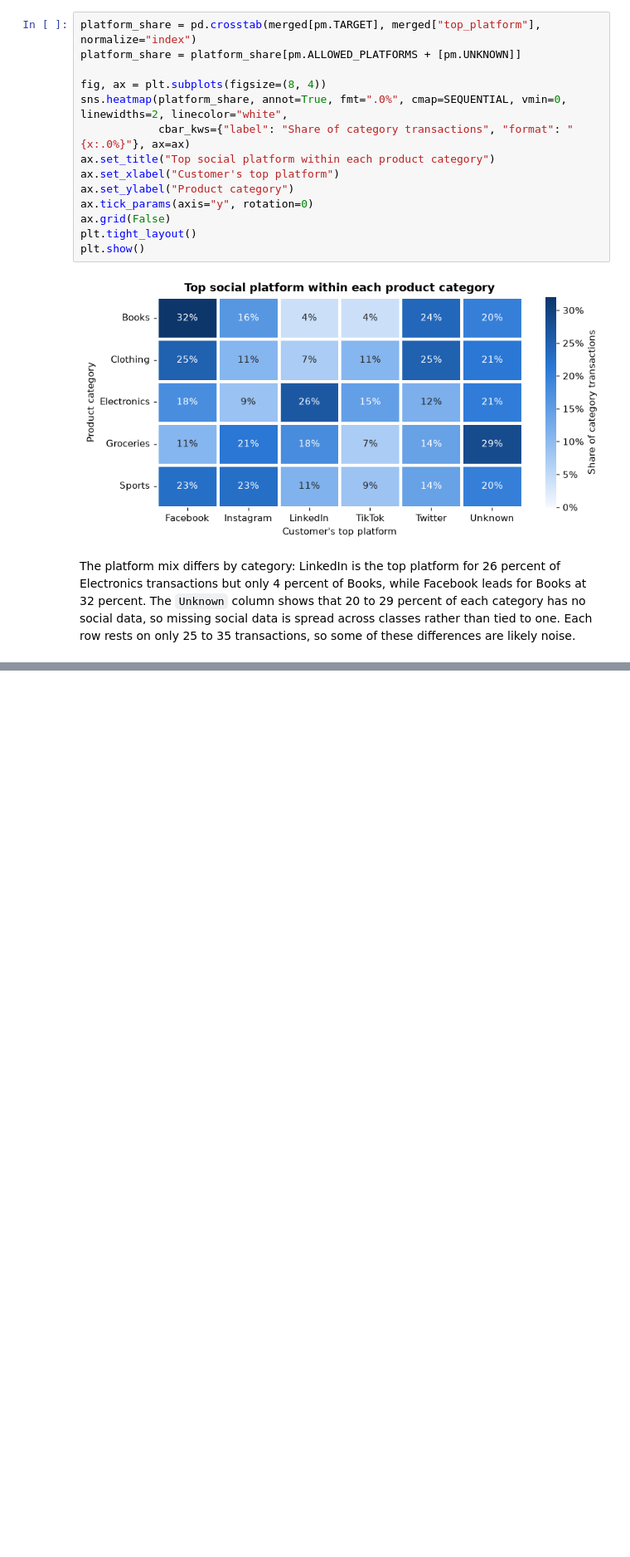
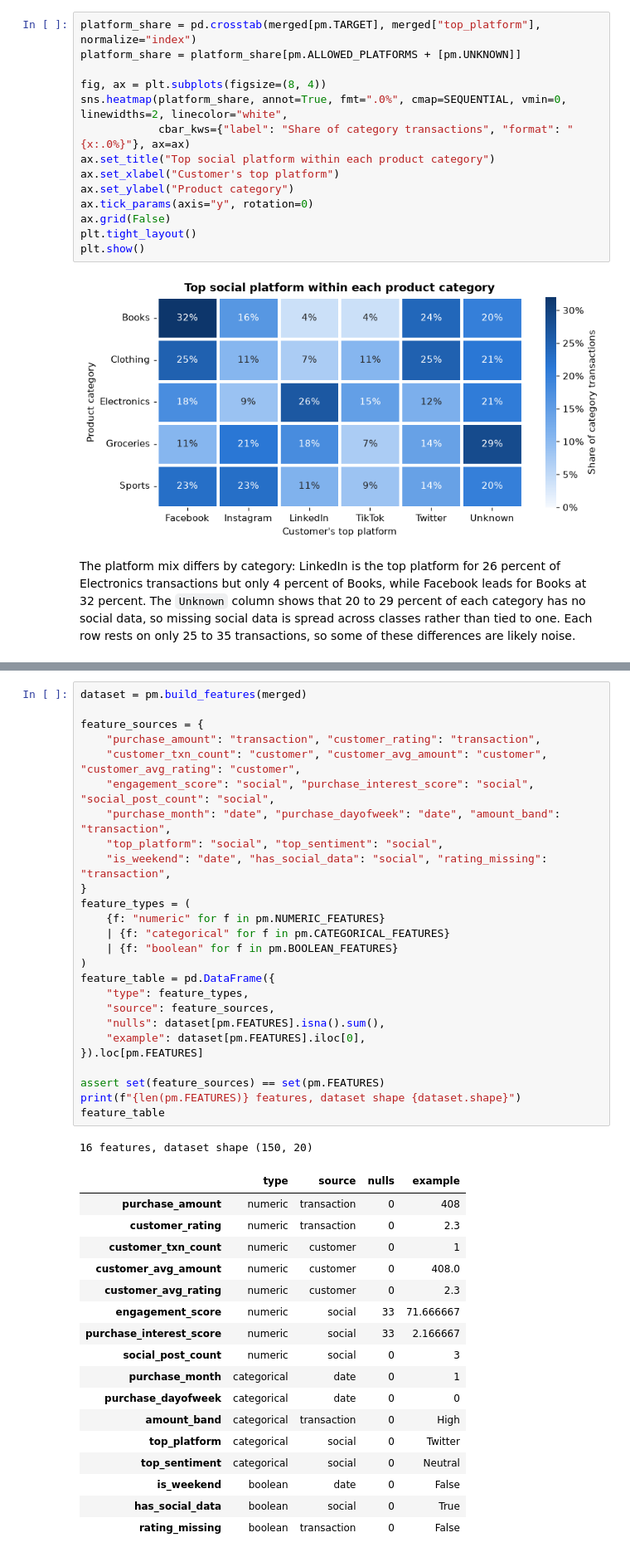
Before and after one commit to Flaviaa4/multi_data_processing, a Jupyter notebook: notebooks/tabular_pipeline.ipynb, the cells around one changed output, grey strips where cells are left out. Shown at 83% size. Saved outputs shown, nothing was run; the diff lists cells and outputs as text; blank space fills up the shorter version.

Commit message:
Add feature engineering and export merged dataset

```diff
--- a/notebooks/tabular_pipeline.ipynb
+++ b/notebooks/tabular_pipeline.ipynb
@@ -422,0 +427,45 @@ The platform mix differs by category: LinkedIn is the top platform for 26 percen
+# %%
+dataset = pm.build_features(merged)
+
+feature_sources = {
+    "purchase_amount": "transaction", "customer_rating": "transaction",
+    "customer_txn_count": "customer", "customer_avg_amount": "customer", "customer_avg_rating": "customer",
+    "engagement_score": "social", "purchase_interest_score": "social", "social_post_count": "social",
+    "purchase_month": "date", "purchase_dayofweek": "date", "amount_band": "transaction",
+    "top_platform": "social", "top_sentiment": "social",
+    "is_weekend": "date", "has_social_data": "social", "rating_missing": "transaction",
+}
+feature_types = (
+    {f: "numeric" for f in pm.NUMERIC_FEATURES}
+    | {f: "categorical" for f in pm.CATEGORICAL_FEATURES}
+    | {f: "boolean" for f in pm.BOOLEAN_FEATURES}
+)
+feature_table = pd.DataFrame({
+    "type": feature_types,
+    "source": feature_sources,
+    "nulls": dataset[pm.FEATURES].isna().sum(),
+    "example": dataset[pm.FEATURES].iloc[0],
+}).loc[pm.FEATURES]
+
+assert set(feature_sources) == set(pm.FEATURES)
+print(f"{len(pm.FEATURES)} features, dataset shape {dataset.shape}")
+feature_table
+# %% [output]
+16 features, dataset shape (150, 20)
+|  | type | source | nulls | example |
+| purchase_amount | numeric | transaction | 0 | 408 |
+| customer_rating | numeric | transaction | 0 | 2.3 |
+| customer_txn_count | numeric | customer | 0 | 1 |
+| customer_avg_amount | numeric | customer | 0 | 408.0 |
+| customer_avg_rating | numeric | customer | 0 | 2.3 |
+| engagement_score | numeric | social | 33 | 71.666667 |
+| purchase_interest_score | numeric | social | 33 | 2.166667 |
+| social_post_count | numeric | social | 0 | 3 |
+| purchase_month | categorical | date | 0 | 1 |
+| purchase_dayofweek | categorical | date | 0 | 0 |
+| amount_band | categorical | transaction | 0 | High |
+| top_platform | categorical | social | 0 | Twitter |
+| top_sentiment | categorical | social | 0 | Neutral |
+| is_weekend | boolean | date | 0 | False |
+| has_social_data | boolean | social | 0 | True |
+| rating_missing | boolean | transaction | 0 | False |
```
Also changed, not shown: parts of 14 cells of this notebook, 2 other files.
